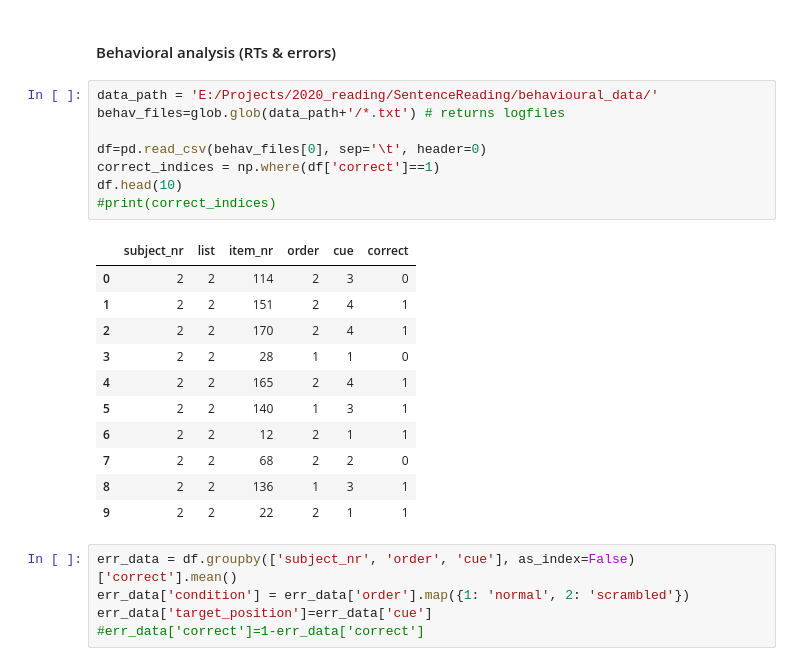
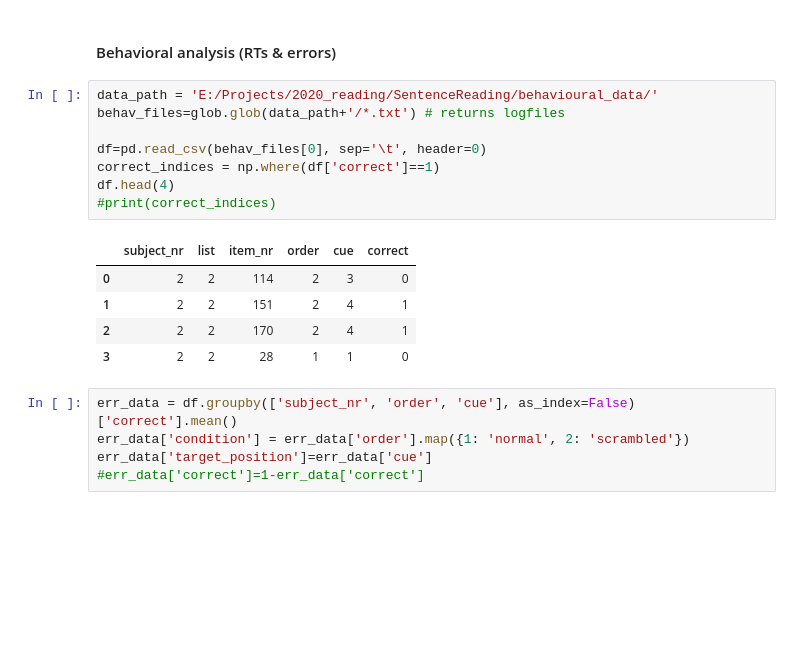
Before and after one commit to noorseijdel/2020_reading, a Jupyter notebook: Notebooks/Analysis_SentenceReading.ipynb, the cells around one changed output. Saved outputs shown, nothing was run; the diff lists cells and outputs as text; blank space fills up the shorter version.

```diff
--- a/Notebooks/Analysis_SentenceReading.ipynb
+++ b/Notebooks/Analysis_SentenceReading.ipynb
@@ -21,23 +21,17 @@ from mne.preprocessing.ica import corrmap
 # %%
 data_path = 'E:/Projects/2020_reading/SentenceReading/behavioural_data/'
 behav_files=glob.glob(data_path+'/*.txt') # returns logfiles
 
 df=pd.read_csv(behav_files[0], sep='\t', header=0)
 correct_indices = np.where(df['correct']==1)
-df.head(10)
+df.head(4)
 #print(correct_indices)
 # %% [output]
 |  | subject_nr | list | item_nr | order | cue | correct |
 | 0 | 2 | 2 | 114 | 2 | 3 | 0 |
 | 1 | 2 | 2 | 151 | 2 | 4 | 1 |
 | 2 | 2 | 2 | 170 | 2 | 4 | 1 |
 | 3 | 2 | 2 | 28 | 1 | 1 | 0 |
-| 4 | 2 | 2 | 165 | 2 | 4 | 1 |
-| 5 | 2 | 2 | 140 | 1 | 3 | 1 |
-| 6 | 2 | 2 | 12 | 2 | 1 | 1 |
-| 7 | 2 | 2 | 68 | 2 | 2 | 0 |
-| 8 | 2 | 2 | 136 | 1 | 3 | 1 |
-| 9 | 2 | 2 | 22 | 2 | 1 | 1 |
 # %%
 err_data = df.groupby(['subject_nr', 'order', 'cue'], as_index=False)['correct'].mean()
 err_data['condition'] = err_data['order'].map({1: 'normal', 2: 'scrambled'})
```
Also changed, not shown: parts of 5 cells of this notebook.
